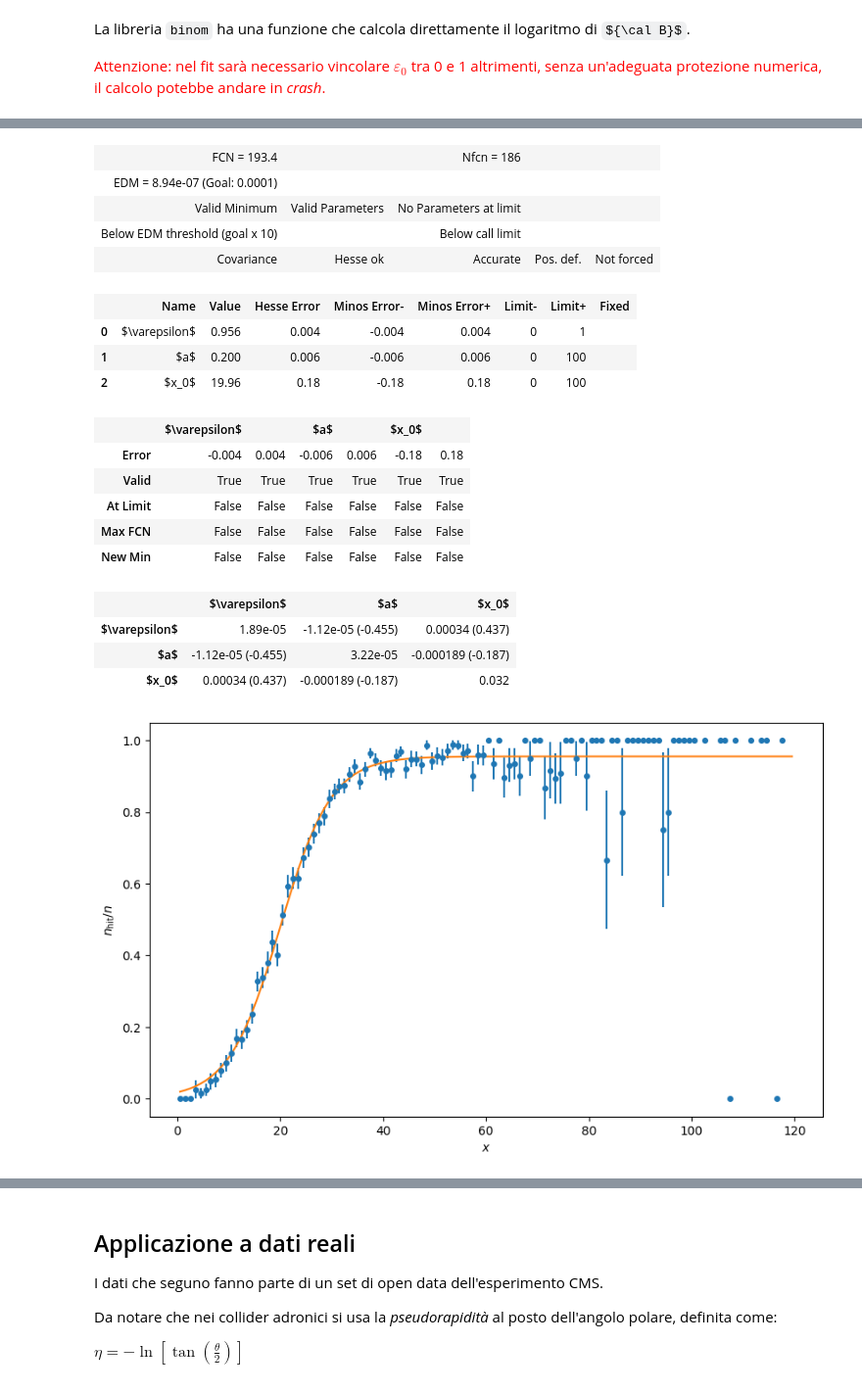
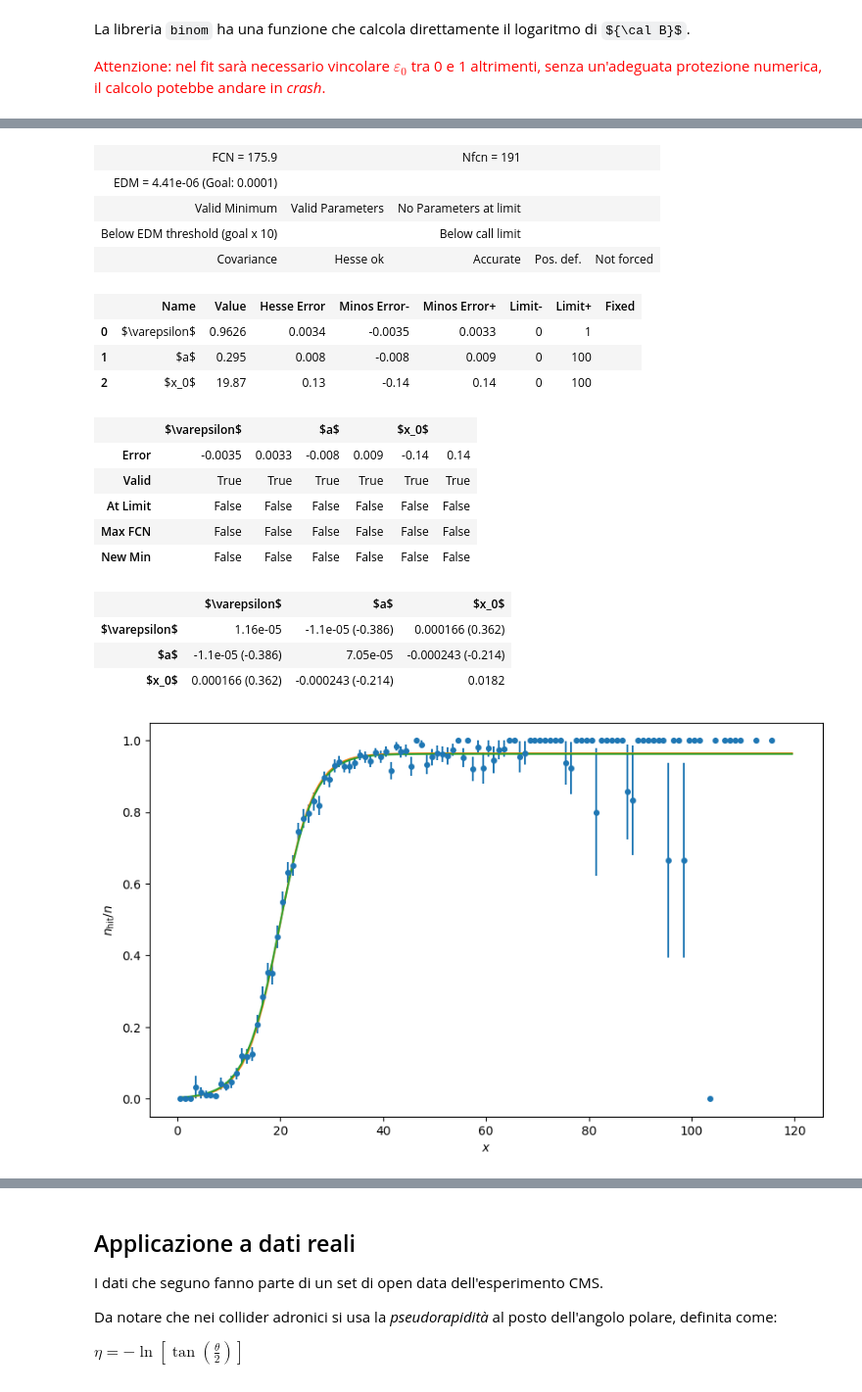
Before and after one commit to lucalista/analisi-dati-2022, a Jupyter notebook: 17.01.00__Misura_di_un_plateau_di_efficienza.ipynb, the cells around one changed output, grey strips where cells are left out. Shown at 98% size. Cells and saved outputs as stored; diff of their text form; code cells hidden in the pictures; some formulas as TeX source.

```diff
--- a/17.01.00__Misura_di_un_plateau_di_efficienza.ipynb
+++ b/17.01.00__Misura_di_un_plateau_di_efficienza.ipynb
@@ -30,7 +30,7 @@ $\displaystyle \varepsilon(x) = \frac{\varepsilon_0}{1+e^{-k(x-x_0)}}$
 dove il valore asintotico $\varepsilon_0$, l'*efficienza di plateu*, è il nostro *parametro di interesse*, mentre $k$ e $x_0$ sono altri due parametri liberi.
 # %%
 def eff(x):
-    return 0.96/(1+np.exp(-0.2*(x-20)))
+    return 0.96/(1+np.exp(-0.3*(x-20)))
 # %%
 plt.figure(figsize=(10,6), dpi=100)
 xs = np.linspace(0,100,200)
@@ -63,7 +63,8 @@ plt.show()
 La stima dell'efficienza, per ciascun bin dei due istogrammi che abbiamo ottenuto, è data dal rapporto bin per bin degll'istogramma delle particelle selezionate rispetto a quello di tutte le particelle.
 # %%
 plt.figure(figsize=(10,6), dpi=100)
-x_data = bins_x[:-1]+0.5
+x_data = bins_x[:-1]+(bins_x[1]-bins_x[0])/2
+#y_data = n_h/n_x
 y_data = np.divide(n_h, n_x, out=np.zeros_like(n_x), where=n_x!=0)
 plt.scatter(x_data[n_x>0], y_data[n_x>0], s=10)
 plt.xlabel('$x$')
@@ -185,11 +186,11 @@ def nl_like(par):
     nl = 0
     for x, h, n in zip(x_data, n_h, n_x):
         if n>0:
-            eff = par[0]/(1.0+np.exp(-par[1]*(x-par[2])))
+            eff = model(x, par)#par[0]/(1.0+np.exp(-par[1]*(x-par[2])))
             nl -= binom.logpmf(h, n, eff)
     return nl
 nl_like.errordef = Minuit.LIKELIHOOD
-m = Minuit(nl_like, (1, 0.1, 20), name=(r"$\varepsilon$", "$a$", "$x_0$"))
-m.limits=((0,1), (0,100), (0, 100))
-m.migrad()
+m_b = Minuit(nl_like, (1, 0.1, 20), name=(r"$\varepsilon$", "$a$", "$x_0$"))
+m_b.limits=((0,1), (0,100), (0, 100))
+m_b.migrad()
 # %% [output]
@@ -209,35 +210,36 @@ m.migrad()
 # %%
-m.minos()
+m_b.minos()
 # %% [output]
-| FCN = 193.4 |  | Nfcn = 186 |  |  |
-| EDM = 8.94e-07 (Goal: 0.0001) |  |  |  |  |
+| FCN = 175.9 |  | Nfcn = 191 |  |  |
+| EDM = 4.41e-06 (Goal: 0.0001) |  |  |  |  |
 | Valid Minimum | Valid Parameters | No Parameters at limit |  |  |
 | Below EDM threshold (goal x 10) |  | Below call limit |  |  |
 | Covariance | Hesse ok | Accurate | Pos. def. | Not forced |
 |  | Name | Value | Hesse Error | Minos Error- | Minos Error+ | Limit- | Limit+ | Fixed |
-| 0 | $\varepsilon$ | 0.956 | 0.004 | -0.004 | 0.004 | 0 | 1 |  |
-| 1 | $a$ | 0.200 | 0.006 | -0.006 | 0.006 | 0 | 100 |  |
-| 2 | $x_0$ | 19.96 | 0.18 | -0.18 | 0.18 | 0 | 100 |  |
+| 0 | $\varepsilon$ | 0.9626 | 0.0034 | -0.0035 | 0.0033 | 0 | 1 |  |
+| 1 | $a$ | 0.295 | 0.008 | -0.008 | 0.009 | 0 | 100 |  |
+| 2 | $x_0$ | 19.87 | 0.13 | -0.14 | 0.14 | 0 | 100 |  |
 |  | $\varepsilon$ |  | $a$ |  | $x_0$ |  |
-| Error | -0.004 | 0.004 | -0.006 | 0.006 | -0.18 | 0.18 |
+| Error | -0.0035 | 0.0033 | -0.008 | 0.009 | -0.14 | 0.14 |
 | Valid | True | True | True | True | True | True |
 | At Limit | False | False | False | False | False | False |
 | Max FCN | False | False | False | False | False | False |
 | New Min | False | False | False | False | False | False |
 |  | $\varepsilon$ | $a$ | $x_0$ |
-| $\varepsilon$ | 1.89e-05 | -1.12e-05 (-0.455) | 0.00034 (0.437) |
-| $a$ | -1.12e-05 (-0.455) | 3.22e-05 | -0.000189 (-0.187) |
-| $x_0$ | 0.00034 (0.437) | -0.000189 (-0.187) | 0.032 |
+| $\varepsilon$ | 1.16e-05 | -1.1e-05 (-0.386) | 0.000166 (0.362) |
+| $a$ | -1.1e-05 (-0.386) | 7.05e-05 | -0.000243 (-0.214) |
+| $x_0$ | 0.000166 (0.362) | -0.000243 (-0.214) | 0.0182 |
 # %%
 y_err = np.sqrt(np.divide(y_data*(1-y_data), n_x, out=np.zeros_like(n_x), where=n_x!=0))
 plt.figure(figsize=(10,6), dpi=100)
 plt.errorbar(x_data[n_x>0], y_data[n_x>0], yerr=y_err[n_x>0], fmt="o", markersize=4)
 plt.plot(x_data, model(x_data, m.values))
+plt.plot(x_data, model(x_data, m_b.values))
 plt.xlabel('$x$')
 plt.ylabel('$n_{\mathrm{hit}}/n$')
 plt.show()
 # %% [output]
-[figure, old version]
+[figure, new version]
 # %%
 plt.figure(figsize=(9,6), dpi=100)
 x, y = m.draw_profile(r"$\varepsilon$")
```
Also changed, not shown: parts of 11 cells of this notebook.
